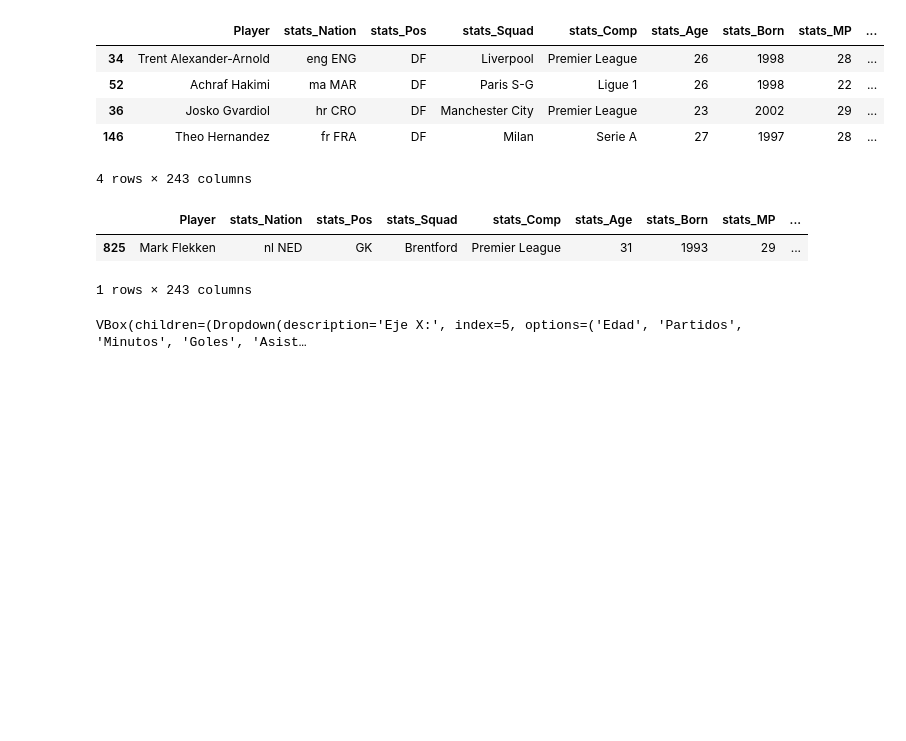
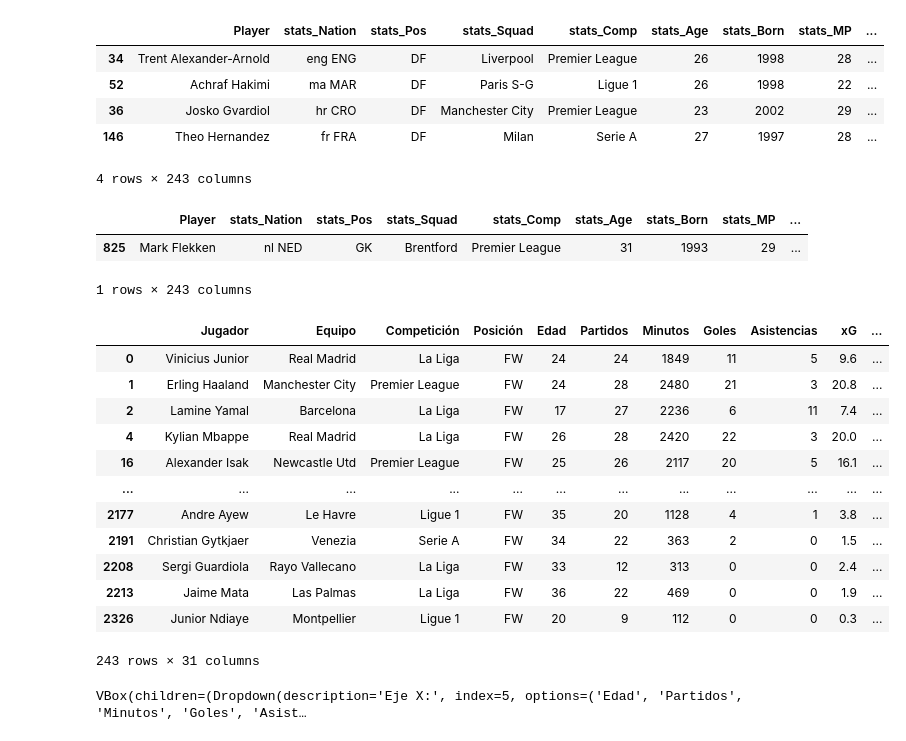
Before and after one commit to faustomartinez/taller-futbol-analytics, a Jupyter notebook: taller.ipynb, the cells around one changed output. Drawn from its saved outputs; the diff is of its cells as text; code cells hidden in the pictures; blank space fills up the shorter version.

```diff
--- a/taller.ipynb
+++ b/taller.ipynb
@@ -342,6 +342,23 @@ display(
 |  | Player | stats_Nation | stats_Pos | stats_Squad | stats_Comp | stats_Age | stats_Born | stats_MP | ... |
 | 825 | Mark Flekken | nl NED | GK | Brentford | Premier League | 31 | 1993 | 29 | ... |
 1 rows × 243 columns
+# %%
+df_grafico = df_grafico[df_grafico["Posición"] == "FW"]
+df_grafico
+# %% [output]
+|  | Jugador | Equipo | Competición | Posición | Edad | Partidos | Minutos | Goles | Asistencias | xG | ... |
+| 0 | Vinicius Junior | Real Madrid | La Liga | FW | 24 | 24 | 1849 | 11 | 5 | 9.6 | ... |
+| 1 | Erling Haaland | Manchester City | Premier League | FW | 24 | 28 | 2480 | 21 | 3 | 20.8 | ... |
+| 2 | Lamine Yamal | Barcelona | La Liga | FW | 17 | 27 | 2236 | 6 | 11 | 7.4 | ... |
+| 4 | Kylian Mbappe | Real Madrid | La Liga | FW | 26 | 28 | 2420 | 22 | 3 | 20.0 | ... |
+| 16 | Alexander Isak | Newcastle Utd | Premier League | FW | 25 | 26 | 2117 | 20 | 5 | 16.1 | ... |
+| ... | ... | ... | ... | ... | ... | ... | ... | ... | ... | ... | ... |
+| 2177 | Andre Ayew | Le Havre | Ligue 1 | FW | 35 | 20 | 1128 | 4 | 1 | 3.8 | ... |
+| 2191 | Christian Gytkjaer | Venezia | Serie A | FW | 34 | 22 | 363 | 2 | 0 | 1.5 | ... |
+| 2208 | Sergi Guardiola | Rayo Vallecano | La Liga | FW | 33 | 12 | 313 | 0 | 0 | 2.4 | ... |
+| 2213 | Jaime Mata | Las Palmas | La Liga | FW | 36 | 22 | 469 | 0 | 0 | 1.9 | ... |
+| 2326 | Junior Ndiaye | Montpellier | Ligue 1 | FW | 20 | 9 | 112 | 0 | 0 | 0.3 | ... |
+243 rows × 31 columns
 # %%
 # Obs: Esta interfaz está muy buena, tendría que ver como sacarle más jugo
 
```
Also changed, not shown: parts of 1 cell of this notebook.
